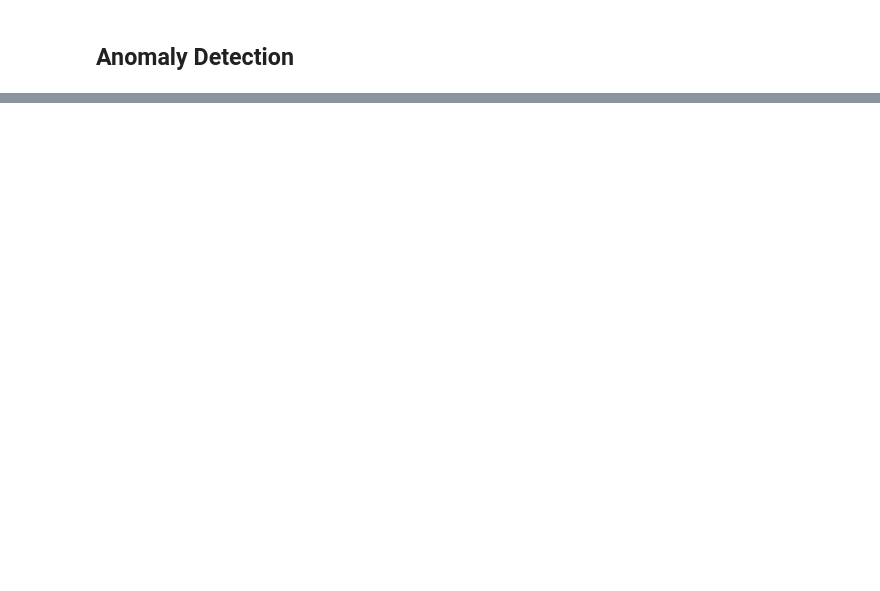
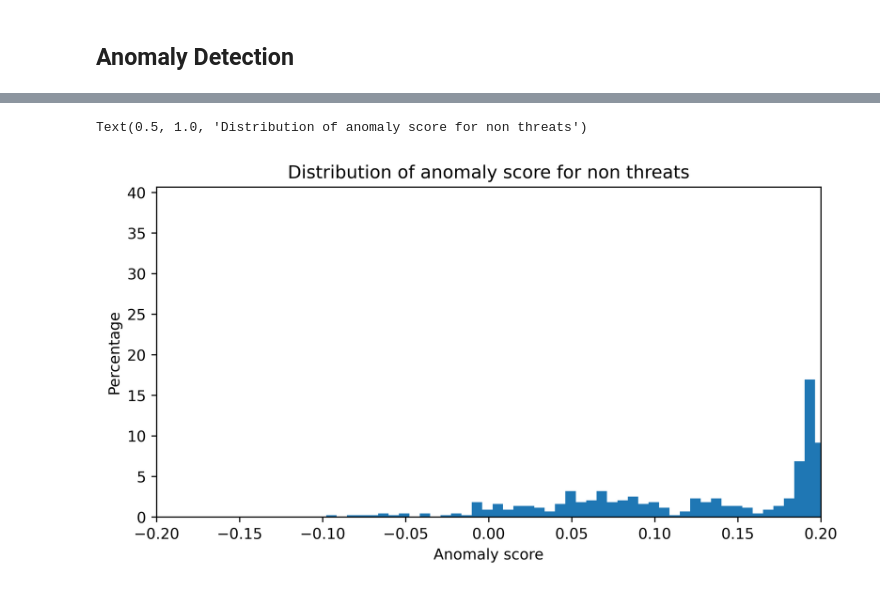
Before and after one commit to tripedro/IsolationForestOnCERT, a Jupyter notebook: ml_pipeline_from_scratch.ipynb, the cells around one changed output, grey strips where cells are left out. Saved outputs shown, nothing was run; the diff lists cells and outputs as text; code cells hidden in the pictures; blank space fills up the shorter version.

```diff
--- a/ml_pipeline_from_scratch.ipynb
+++ b/ml_pipeline_from_scratch.ipynb
@@ -447,0 +377,8 @@ plt.show()
+# %%
+# split the data into training and testing sets (train 75% test 25%)
+X_train, X_test, y_train, y_test = train_test_split(X, y, stratify=y)
+
+print(X_train.shape)
+print(y_train.shape)
+print(X_test.shape)
+print(y_test.shape)
@@ -447,0 +392,15 @@ plt.show()
+# %%
+X_train_reshaped = X_train.reshape([X_train.shape[0], X_train.shape[1] * X_train.shape[2]])
+X_test_reshaped = X_test.reshape([X_test.shape[0], X_test.shape[1] * X_test.shape[2]])
+
+# separate normal and threat data in the training set
+X_train_normal = X_train_reshaped[y_train == 0, :]
+X_train_threat = X_train_reshaped[y_train == 1, :]
+print(X_train_normal.shape)
+print(X_train_threat.shape)
+
+# separate normal and threat data in the testing set
+X_test_normal = X_test_reshaped[y_test == 0, :]
+X_test_threat = X_test_reshaped[y_test == 1, :]
+print(X_test_normal.shape)
+print(X_test_threat.shape)
@@ -532,0 +414,23 @@ weighted avg       0.91      0.95      0.93     66091
+# %%
+# initialize the Isolation Forest model
+IF = IsolationForest(
+    n_estimators=100, max_samples=256, contamination=0.035
+)
+# %%
+# fit the model on the reshaped training data
+IF.fit(X_train_reshaped)
+
+# calculate anomaly scores for normal data in the training set
+normal_scores = IF.decision_function(X_train_normal)
+
+# plot the distribution of anomaly scores for normal data
+fig = plt.figure(figsize=(8, 4), dpi=600, facecolor="w", edgecolor="k")
+normal = plt.hist(normal_scores, 50, density=True)
+
+plt.xlim((-0.2, 0.2))
+plt.xlabel("Anomaly score")
+plt.ylabel("Percentage")
+plt.title("Distribution of Anomaly Score For Non-Threats")
+# %% [output]
+Text(0.5, 1.0, 'Distribution of anomaly score for non threats')
+[figure, added]
```
Also changed, not shown: parts of 49 cells of this notebook, 3 other files.
